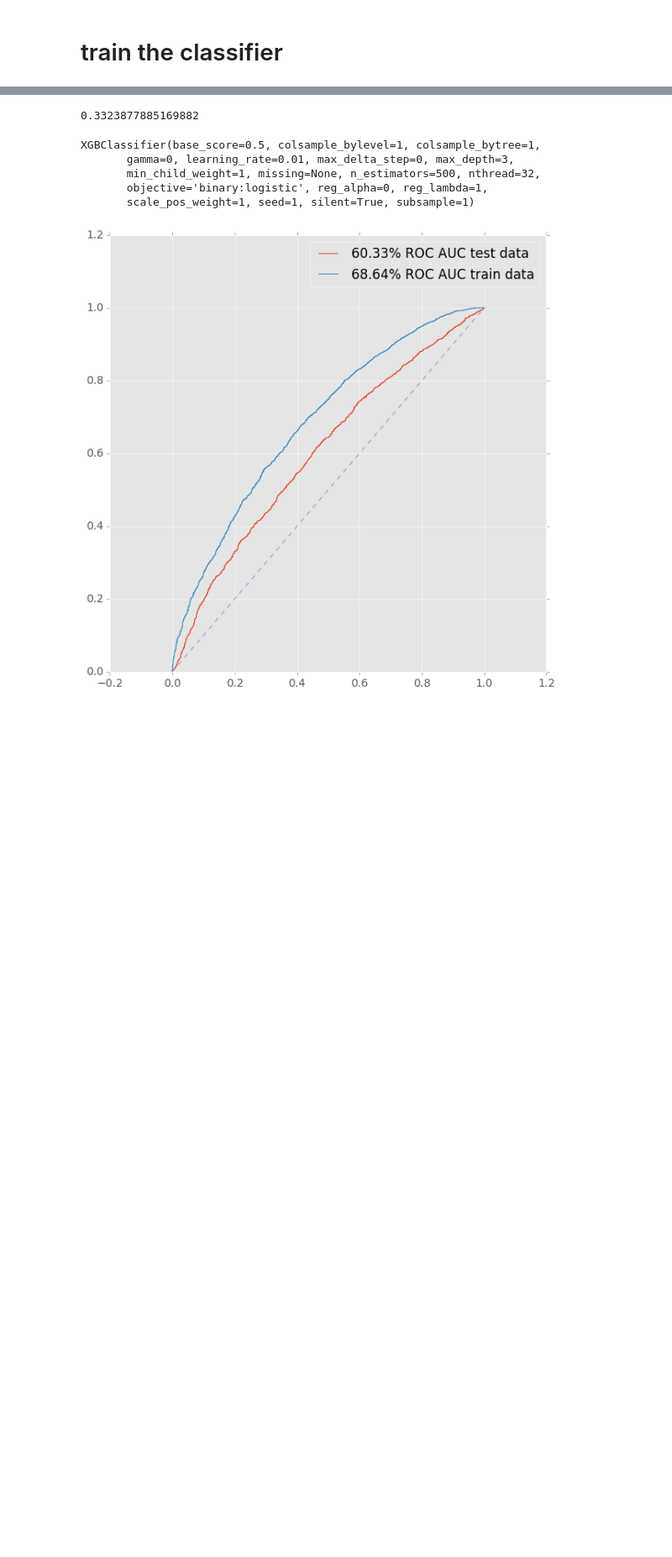
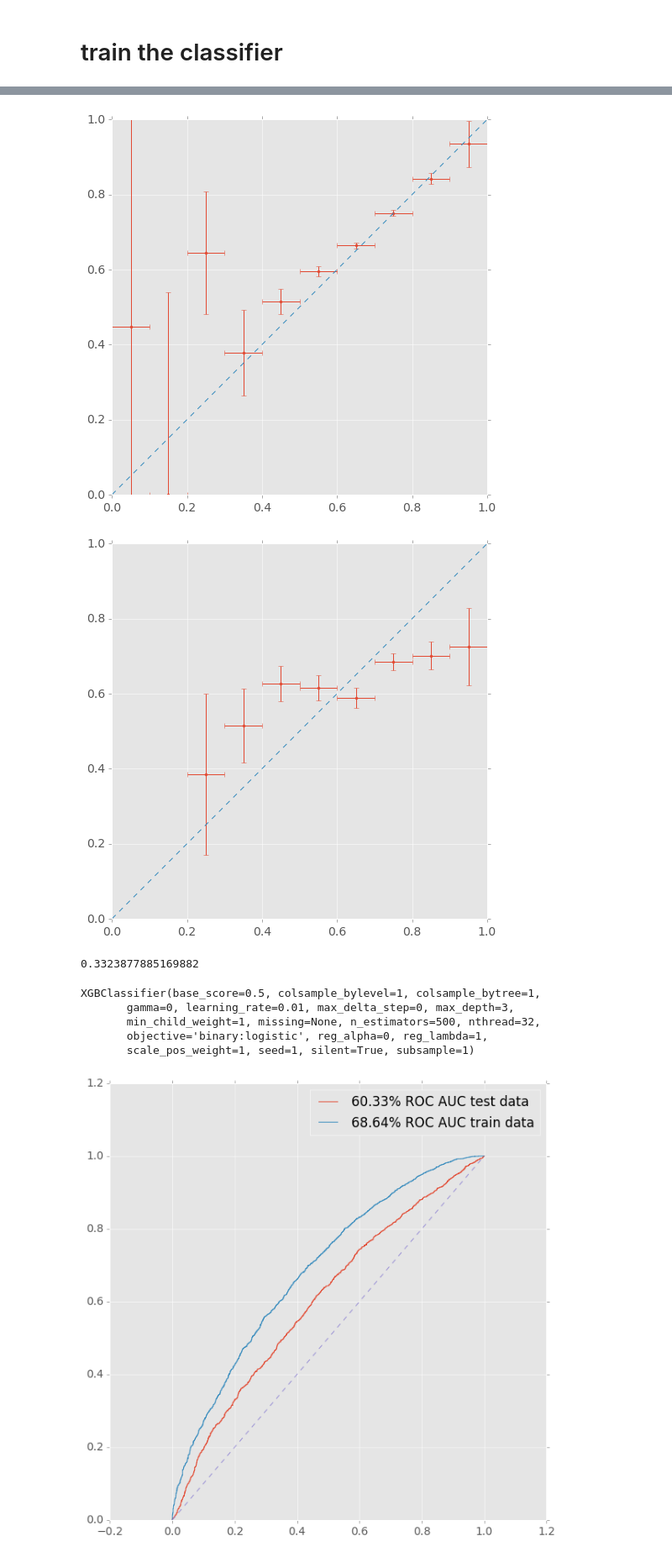
Before and after one commit to bixel/fttrainer, a Jupyter notebook: muon-training.ipynb, the cells around one changed output, grey strips where cells are left out. Shown at 84% size. Saved outputs shown, nothing was run; the diff lists cells and outputs as text; code cells hidden in the pictures; blank space fills up the shorter version.

```diff
--- a/muon-training.ipynb
+++ b/muon-training.ipynb
@@ -222,0 +199,33 @@ plt.show()
+# %%
+def proba_bins(x, y_true, errs=True, bins=10, range=(0, 1), sample_weight=None):
+    """ Bin data by x and calculate the amount of y_true in each bin,
+        errors will be (bin_width/2, sqrt(bin_count))
+    """
+    if sample_weight is None:
+        sample_weight = np.ones(x.shape)
+    stepsize = (range[1] - range[0]) / bins
+    bin_range = np.arange(range[0], range[1], stepsize)
+    xs = np.array([x_ + stepsize/2 for x_ in bin_range])
+    true_sums = np.array([np.sum(sample_weight[(x > x_) & (x <= x_+stepsize)]) for x_ in bin_range])
+    ys = np.array([np.sum(sample_weight[(x > x_) & (x <= x_+stepsize) & (np.array(y_true) == True)])
+          for x_ in bin_range]) / true_sums
+    if errs:
+        y_errs = np.array([np.sqrt(np.sum(sample_weight[(x > x_) & (x <= x_+stepsize) & (np.array(y_true) == False)]))
+                  for x_ in bin_range]) / true_sums
+        x_errs = stepsize / 2
+        return xs, ys, y_errs, x_errs
+    else:
+        return xs, ys
+# %%
+for key, d in datasets.items():
+    x = d['test_data'].probas
+    y = d['test_data'].target
+    plt.figure(figsize=(8, 8))
+    plt.errorbar(*proba_bins(x, y, sample_weight=d['test_data'].SigYield_sw), fmt='.')
+    plt.plot([0, 1], '--')
+    plt.xlim(0, 1)
+    plt.ylim(0, 1)
+    plt.show()
+# %% [output]
+[figure, added]
+[figure, added]
```
Also changed, not shown: parts of 14 cells of this notebook.
